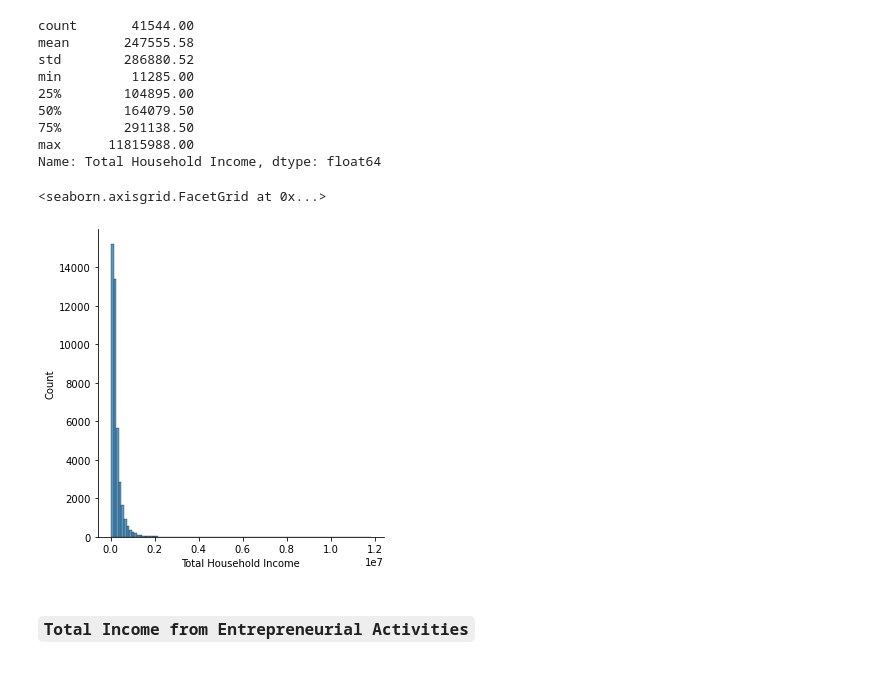
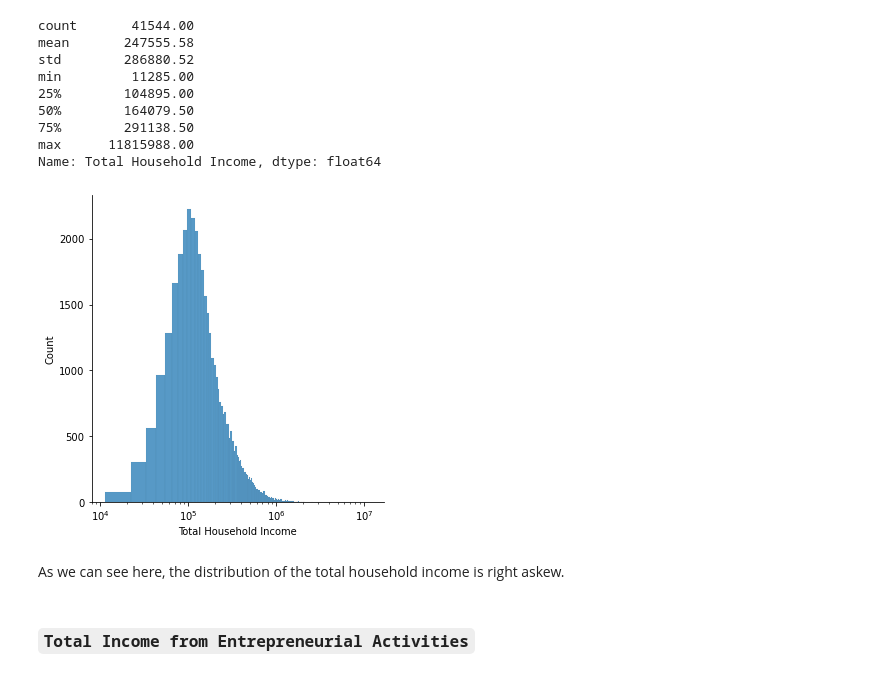
Before and after one commit to azrielortega/DATA100-Final-Project, a Jupyter notebook: Final Project.ipynb, the cells around one changed output. Saved outputs shown, nothing was run; the diff lists cells and outputs as text; code cells hidden in the pictures.

```diff
--- a/Final Project.ipynb
+++ b/Final Project.ipynb
@@ -216,10 +216,13 @@ min         11285.00
 max      11815988.00
 Name: Total Household Income, dtype: float64
 # %%
-sns.displot(y, bins=100)
+sns.displot(y)
+ax = plt.gca()
+ax.set_xscale('log')
 # %% [output]
-<seaborn.axisgrid.FacetGrid at 0x...>
-[figure, old version]
+[figure, new version]
+# %% [markdown]
+As we can see here, the distribution of the total household income is right askew.
 # %% [markdown]
 ### `Total Income from Entrepreneurial Activities`
 # %%
```
Also changed, not shown: parts of 69 cells of this notebook.
